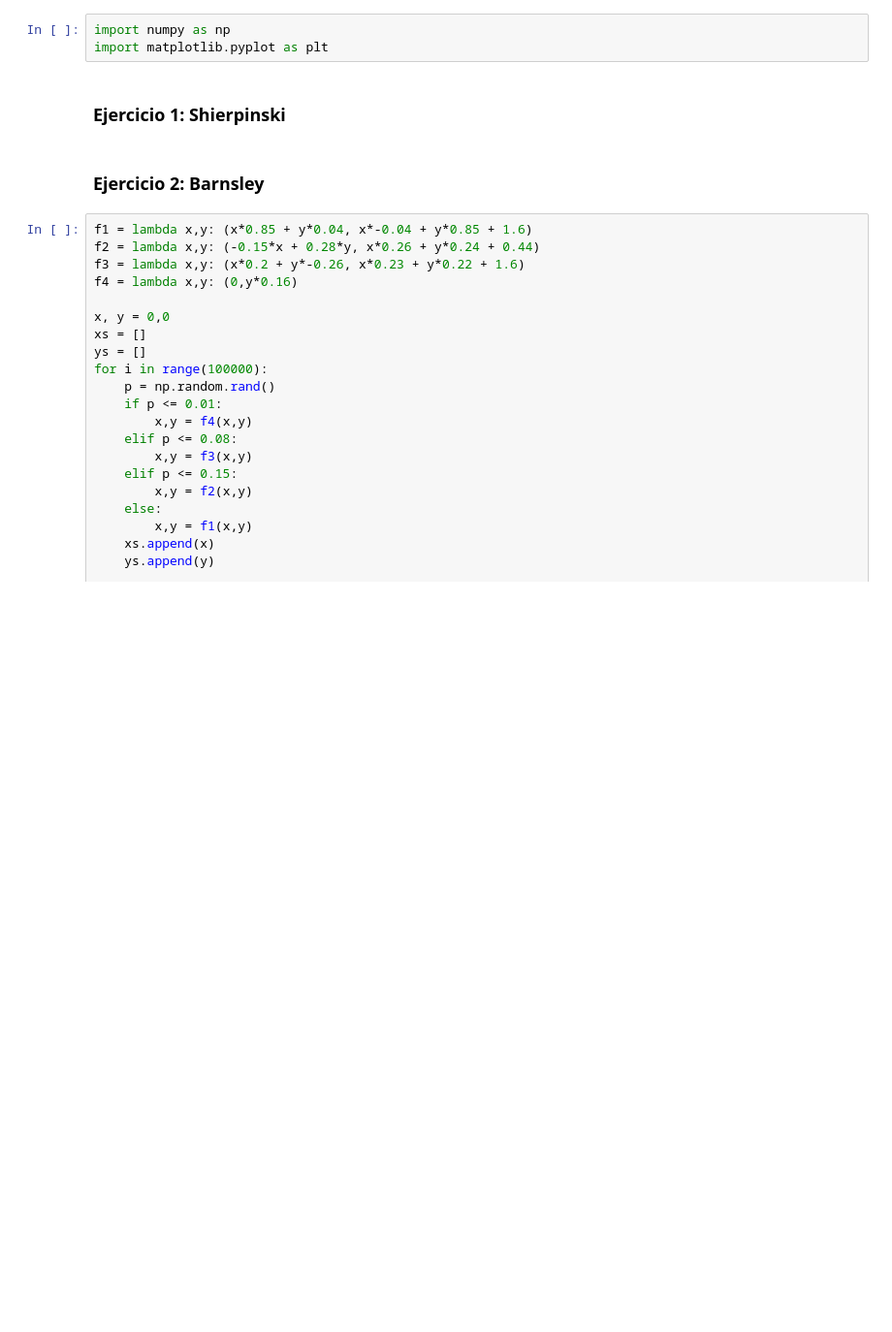
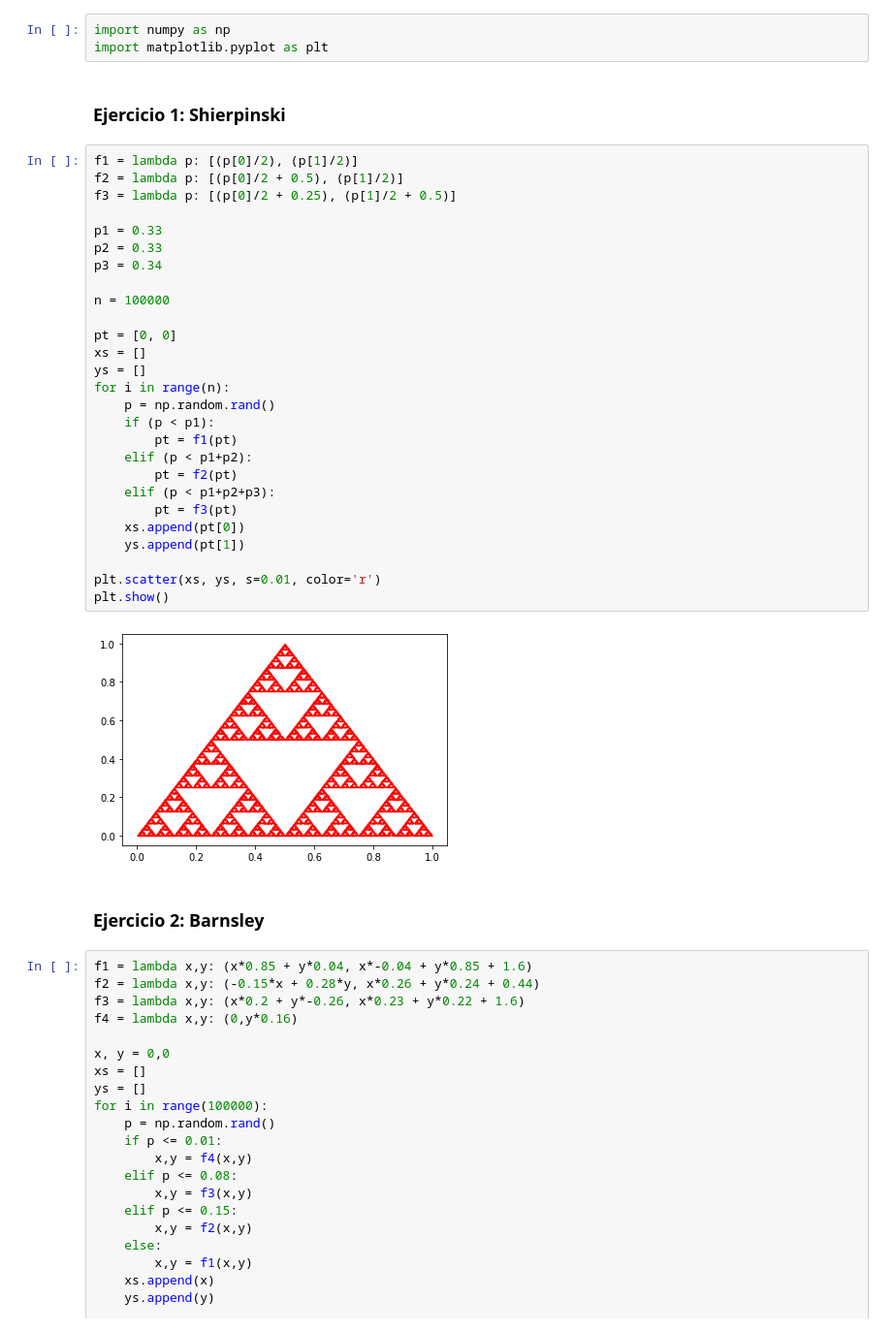
Before and after one commit to RodrigoZea/MiniproyectoModSim, a Jupyter notebook: miniproyecto1.ipynb, the cells around one changed output. Shown: that part at 97% size. Saved outputs shown, nothing was run; the diff lists cells and outputs as text; blank space fills up the shorter version.

```diff
--- a/miniproyecto1.ipynb
+++ b/miniproyecto1.ipynb
@@ -7,6 +7,35 @@ import numpy as np
 import matplotlib.pyplot as plt
 # %% [markdown]
 ### Ejercicio 1: Shierpinski
+# %%
+f1 = lambda p: [(p[0]/2), (p[1]/2)]
+f2 = lambda p: [(p[0]/2 + 0.5), (p[1]/2)]
+f3 = lambda p: [(p[0]/2 + 0.25), (p[1]/2 + 0.5)]
+
+p1 = 0.33
+p2 = 0.33
+p3 = 0.34
+
+n = 100000
+
+pt = [0, 0]
+xs = []
+ys = []
+for i in range(n):
+    p = np.random.rand()
+    if (p < p1):
+        pt = f1(pt)
+    elif (p < p1+p2):
+        pt = f2(pt)
+    elif (p < p1+p2+p3):
+        pt = f3(pt)
+    xs.append(pt[0])
+    ys.append(pt[1])
+
+plt.scatter(xs, ys, s=0.01, color='r')
+plt.show()
+# %% [output]
+[figure, added]
 # %% [markdown]
 ### Ejercicio 2: Barnsley
 # %%
```
Also changed, not shown: parts of 1 cell of this notebook.
